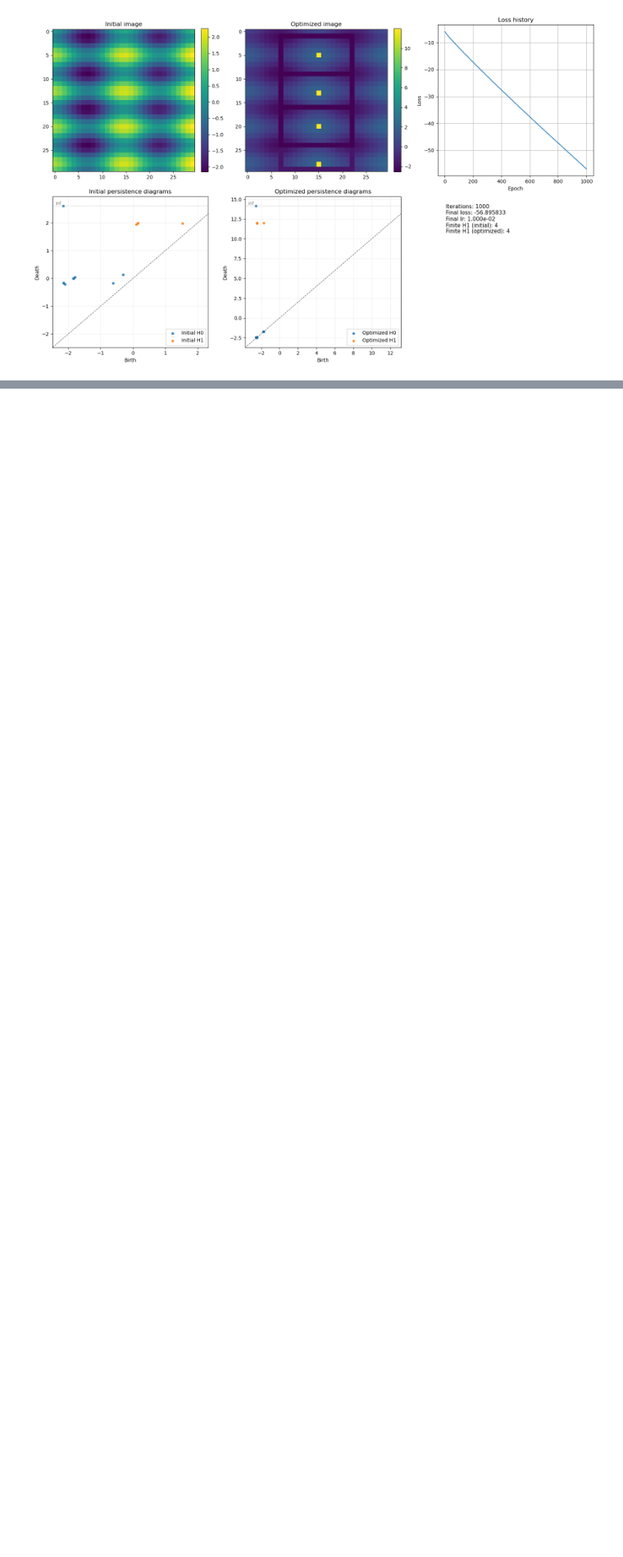
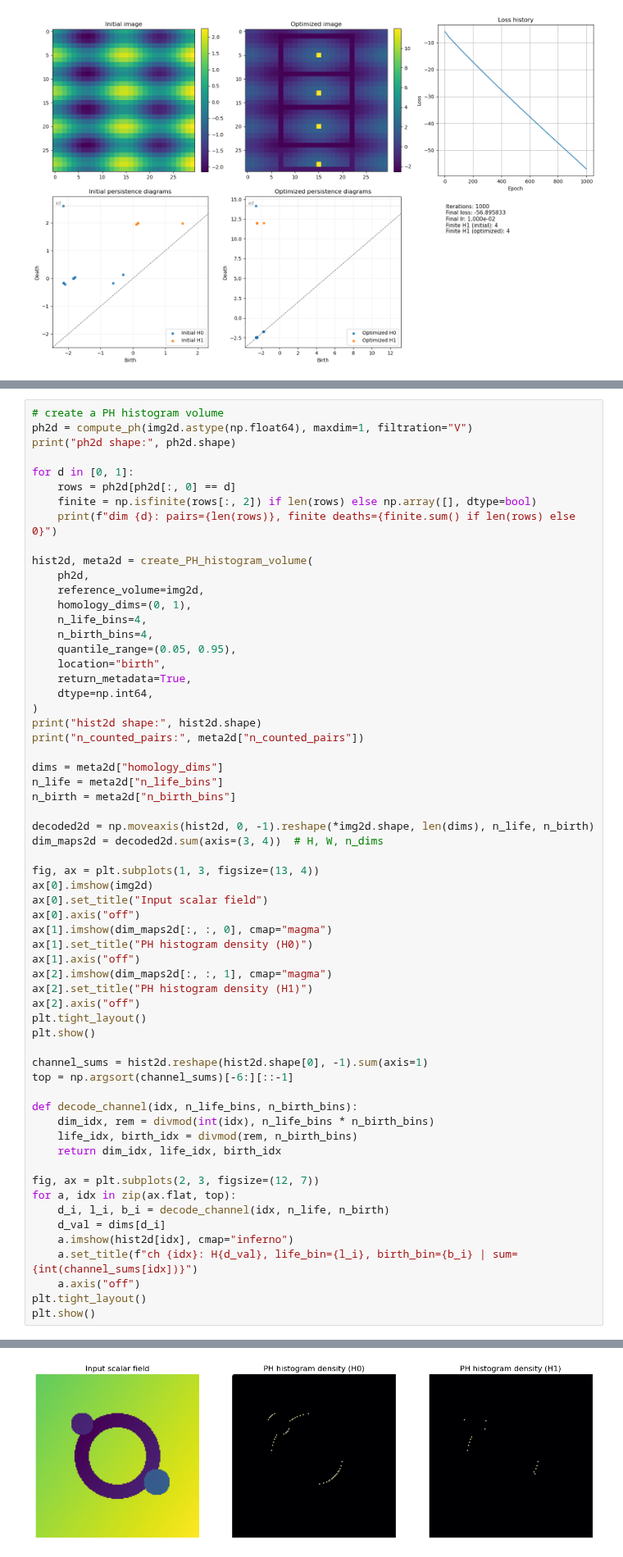
Before and after one commit to shizuo-kaji/CubicalRipser, a Jupyter notebook: demo/cubicalripser.ipynb, the cells around one changed output, grey strips where cells are left out. Shown at 82% size. Drawn from its saved outputs; the diff is of its cells as text; blank space fills up the shorter version.

```diff
--- a/demo/cubicalripser.ipynb
+++ b/demo/cubicalripser.ipynb
@@ -499,0 +651,62 @@ plt.show()
+# %%
+# create a PH histogram volume
+ph2d = compute_ph(img2d.astype(np.float64), maxdim=1, filtration="V")
+print("ph2d shape:", ph2d.shape)
+
+for d in [0, 1]:
+    rows = ph2d[ph2d[:, 0] == d]
+    finite = np.isfinite(rows[:, 2]) if len(rows) else np.array([], dtype=bool)
+    print(f"dim {d}: pairs={len(rows)}, finite deaths={finite.sum() if len(rows) else 0}")
+
+hist2d, meta2d = create_PH_histogram_volume(
+    ph2d,
+    reference_volume=img2d,
+    homology_dims=(0, 1),
+    n_life_bins=4,
+    n_birth_bins=4,
+    quantile_range=(0.05, 0.95),
+    location="birth",
+    return_metadata=True,
+    dtype=np.int64,
+)
+print("hist2d shape:", hist2d.shape)
+print("n_counted_pairs:", meta2d["n_counted_pairs"])
+
+dims = meta2d["homology_dims"]
+n_life = meta2d["n_life_bins"]
+n_birth = meta2d["n_birth_bins"]
+
+decoded2d = np.moveaxis(hist2d, 0, -1).reshape(*img2d.shape, len(dims), n_life, n_birth)
+dim_maps2d = decoded2d.sum(axis=(3, 4))  # H, W, n_dims
+
+fig, ax = plt.subplots(1, 3, figsize=(13, 4))
+ax[0].imshow(img2d)
+ax[0].set_title("Input scalar field")
+ax[0].axis("off")
+ax[1].imshow(dim_maps2d[:, :, 0], cmap="magma")
+ax[1].set_title("PH histogram density (H0)")
+ax[1].axis("off")
+ax[2].imshow(dim_maps2d[:, :, 1], cmap="magma")
+ax[2].set_title("PH histogram density (H1)")
+ax[2].axis("off")
+plt.tight_layout()
+plt.show()
+
+channel_sums = hist2d.reshape(hist2d.shape[0], -1).sum(axis=1)
+top = np.argsort(channel_sums)[-6:][::-1]
+
+def decode_channel(idx, n_life_bins, n_birth_bins):
+    dim_idx, rem = divmod(int(idx), n_life_bins * n_birth_bins)
+    life_idx, birth_idx = divmod(rem, n_birth_bins)
+    return dim_idx, life_idx, birth_idx
+
+fig, ax = plt.subplots(2, 3, figsize=(12, 7))
+for a, idx in zip(ax.flat, top):
+    d_i, l_i, b_i = decode_channel(idx, n_life, n_birth)
+    d_val = dims[d_i]
+    a.imshow(hist2d[idx], cmap="inferno")
+    a.set_title(f"ch {idx}: H{d_val}, life_bin={l_i}, birth_bin={b_i} | sum={int(channel_sums[idx])}")
+    a.axis("off")
+plt.tight_layout()
+plt.show()
+# %% [output]
@@ -499,0 +718 @@ plt.show()
+[figure, added]
```
Also changed, not shown: parts of 9 cells of this notebook, 19 other files.
